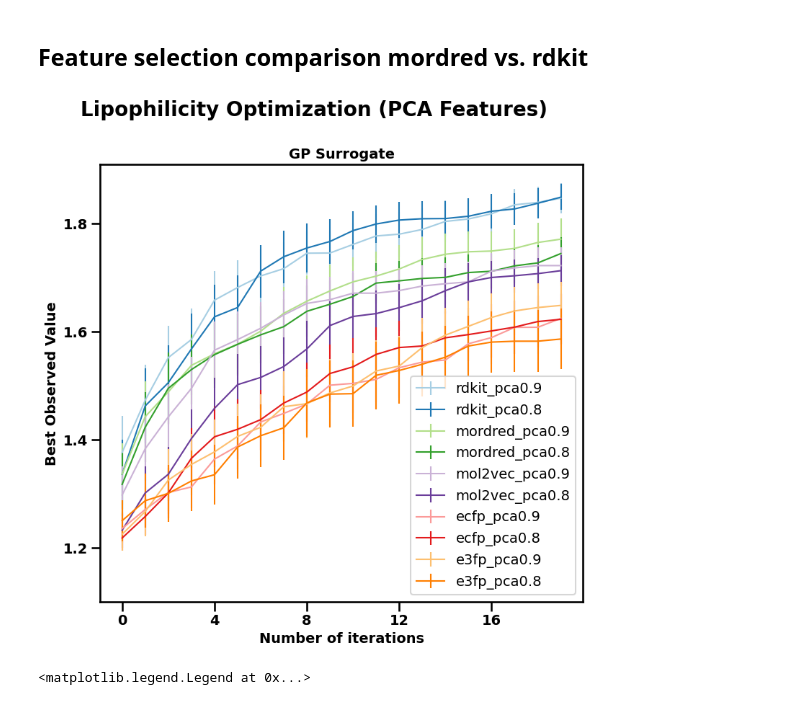
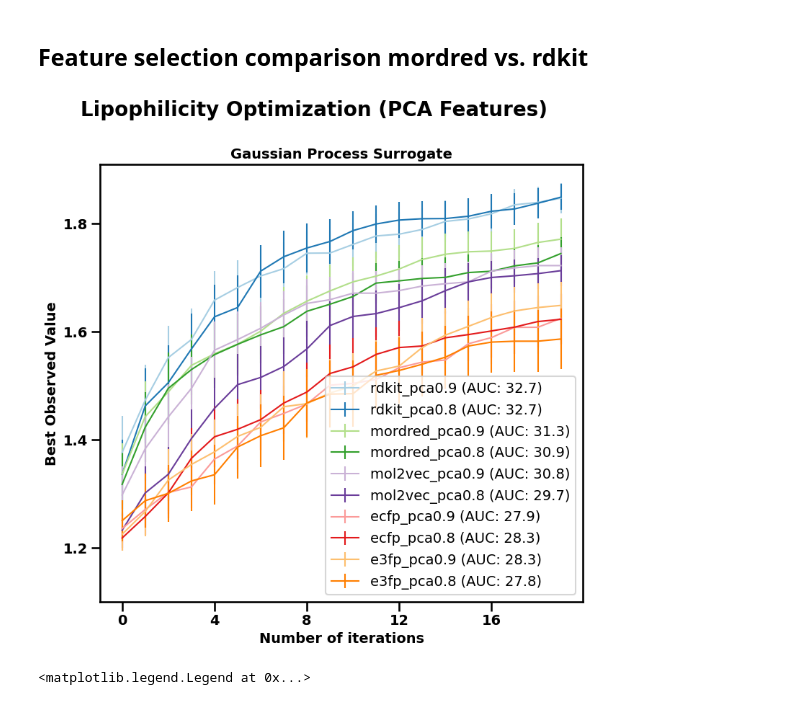
Before and after one commit to FrankWanger/ACBO-Feat, a Jupyter notebook: result_visualization_pca.ipynb, the cells around one changed output. Cells and saved outputs as stored; diff of their text form; code cells hidden in the pictures.

Commit message:
added AUC values

```diff
--- a/result_visualization_pca.ipynb
+++ b/result_visualization_pca.ipynb
@@ -73,37 +73,61 @@ ax.errorbar(x=np.arange(num_iter), y=ecfp_tanimoto_pca8_best_observed.mean(axis=
 ax.errorbar(x=np.arange(num_iter), y=e3fp_tanimoto_pca9_best_observed.mean(axis=0), yerr=ci(e3fp_tanimoto_pca9_best_observed), label="e3fp_pca0.9", color = colors[6],linewidth=1.5)
 ax.errorbar(x=np.arange(num_iter), y=e3fp_tanimoto_pca8_best_observed.mean(axis=0), yerr=ci(e3fp_tanimoto_pca8_best_observed), label="e3fp_pca0.8", color = colors[7],linewidth=1.5)
 
+# Compute AUC values
+rdkit_gprq_pca9_auc = np.trapz(rdkit_gprq_pca9_best_observed.mean(axis=0))
+rdkit_gprq_pca8_auc = np.trapz(rdkit_gprq_pca8_best_observed.mean(axis=0))
+mordred_gprq_pca9_auc = np.trapz(mordred_gprq_pca9_best_observed.mean(axis=0))
+mordred_gprq_pca8_auc = np.trapz(mordred_gprq_pca8_best_observed.mean(axis=0))
+mol2vec_gprq_pca9_auc = np.trapz(mol2vec_gprq_pca9_best_observed.mean(axis=0))
+mol2vec_gprq_pca8_auc = np.trapz(mol2vec_gprq_pca8_best_observed.mean(axis=0))
+ecfp_tanimoto_pca9_auc = np.trapz(ecfp_tanimoto_pca9_best_observed.mean(axis=0))
+ecfp_tanimoto_pca8_auc = np.trapz(ecfp_tanimoto_pca8_best_observed.mean(axis=0))
+e3fp_tanimoto_pca9_auc = np.trapz(e3fp_tanimoto_pca9_best_observed.mean(axis=0))
+e3fp_tanimoto_pca8_auc = np.trapz(e3fp_tanimoto_pca8_best_observed.mean(axis=0))
 
+# Create custom legend labels with AUC values
+legend_labels = [
+    f"rdkit_pca0.9 (AUC: {rdkit_gprq_pca9_auc:.1f})",
+    f"rdkit_pca0.8 (AUC: {rdkit_gprq_pca8_auc:.1f})",
+    f"mordred_pca0.9 (AUC: {mordred_gprq_pca9_auc:.1f})",
+    f"mordred_pca0.8 (AUC: {mordred_gprq_pca8_auc:.1f})",
+    f"mol2vec_pca0.9 (AUC: {mol2vec_gprq_pca9_auc:.1f})",
+    f"mol2vec_pca0.8 (AUC: {mol2vec_gprq_pca8_auc:.1f})",
+    f"ecfp_pca0.9 (AUC: {ecfp_tanimoto_pca9_auc:.1f})",
+    f"ecfp_pca0.8 (AUC: {ecfp_tanimoto_pca8_auc:.1f})",
+    f"e3fp_pca0.9 (AUC: {e3fp_tanimoto_pca9_auc:.1f})",
+    f"e3fp_pca0.8 (AUC: {e3fp_tanimoto_pca8_auc:.1f})"
+]
 
 plt.xticks(range(0,20))
 
 #set labels
 ax.set(
     xlabel="Number of iterations",
     ylabel="Best Observed Value",
 )
 ax.set_ylim(bottom=1.1)
-ax.legend(loc="lower right",fontsize=14)
+ax.legend(legend_labels, loc="lower right", fontsize=14)
 
 #make both plots for publication quality, set font size, thinkness and color
 for item in ([ax.title, ax.xaxis.label, ax.yaxis.label] +
              ax.get_xticklabels() + ax.get_yticklabels()):
     item.set_fontsize(14)
     item.set_color("black")
     item.set_weight("bold")
 
 #reduce the number of ticks
 plt.locator_params(axis='y', nbins=5)
 ax.locator_params(axis='x', nbins=5)
 #set subtitle for each subplot
-ax.title.set_text('GP Surrogate')
+ax.title.set_text('Gaussian Process Surrogate')
 #set title for the whole plot
 plt.suptitle('Lipophilicity Optimization (PCA Features)', fontsize=20, fontweight='bold')
 plt.tight_layout()
 plt.savefig('figures/result2.png')
 plt.show()
 # %% [output]
-[figure, old version]
+[figure, new version]
 # %%
 lipo_threshold = 1.6
 # count the number of molecules added in each iteration are above the threshold
```
Also changed, not shown: 1 other file.
